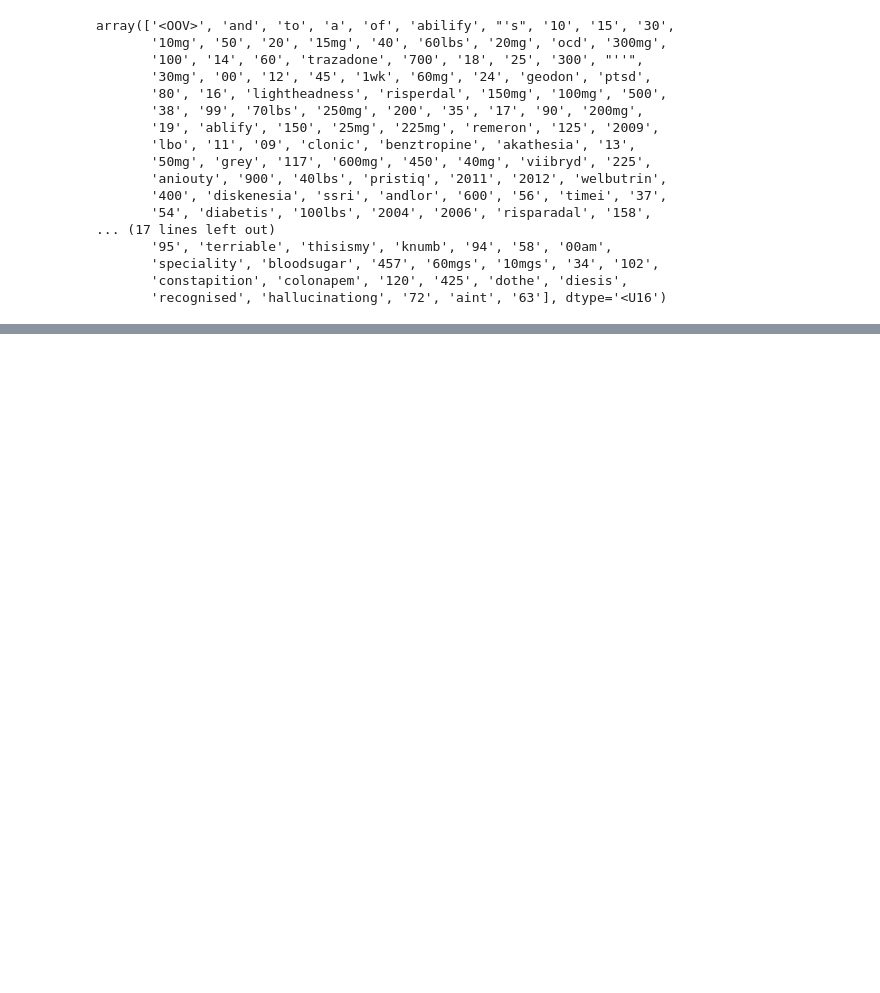
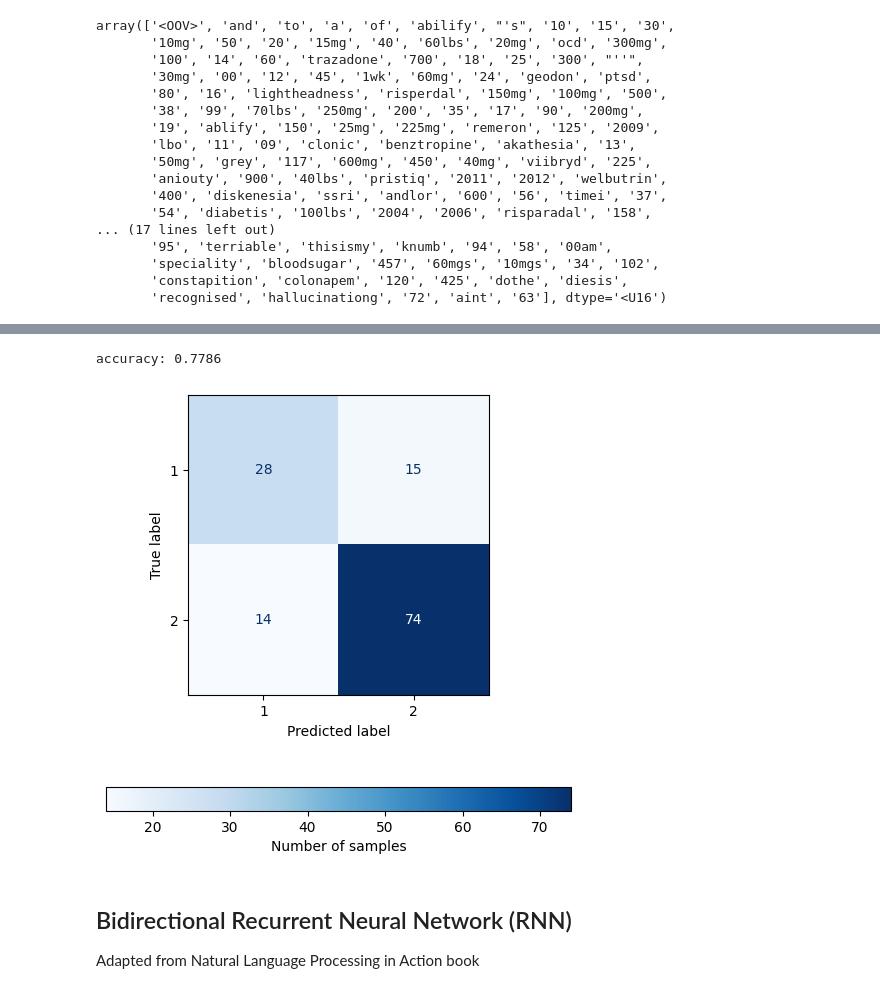
Before and after one commit to sepidehparhami/abilify-ratings, a Jupyter notebook: abilify-ratings.ipynb, the cells around one changed output, grey strips where cells are left out. Cells and saved outputs as stored; diff of their text form; code cells hidden in the pictures; blank space fills up the shorter version.

```diff
--- a/abilify-ratings.ipynb
+++ b/abilify-ratings.ipynb
@@ -494,3 +540,11 @@ accuracy: 0.7863
+# %%
+evaluation(y_test_subset, y_pred_label)
+# %% [output]
+accuracy: 0.7786
+[figure, added]
+# %% [markdown]
+## Bidirectional Recurrent Neural Network (RNN)
+Adapted from Natural Language Processing in Action book
 # %%
 from tensorflow.keras import Sequential
 from tensorflow.keras.layers import SimpleRNN
```
Also changed, not shown: parts of 24 cells of this notebook.
